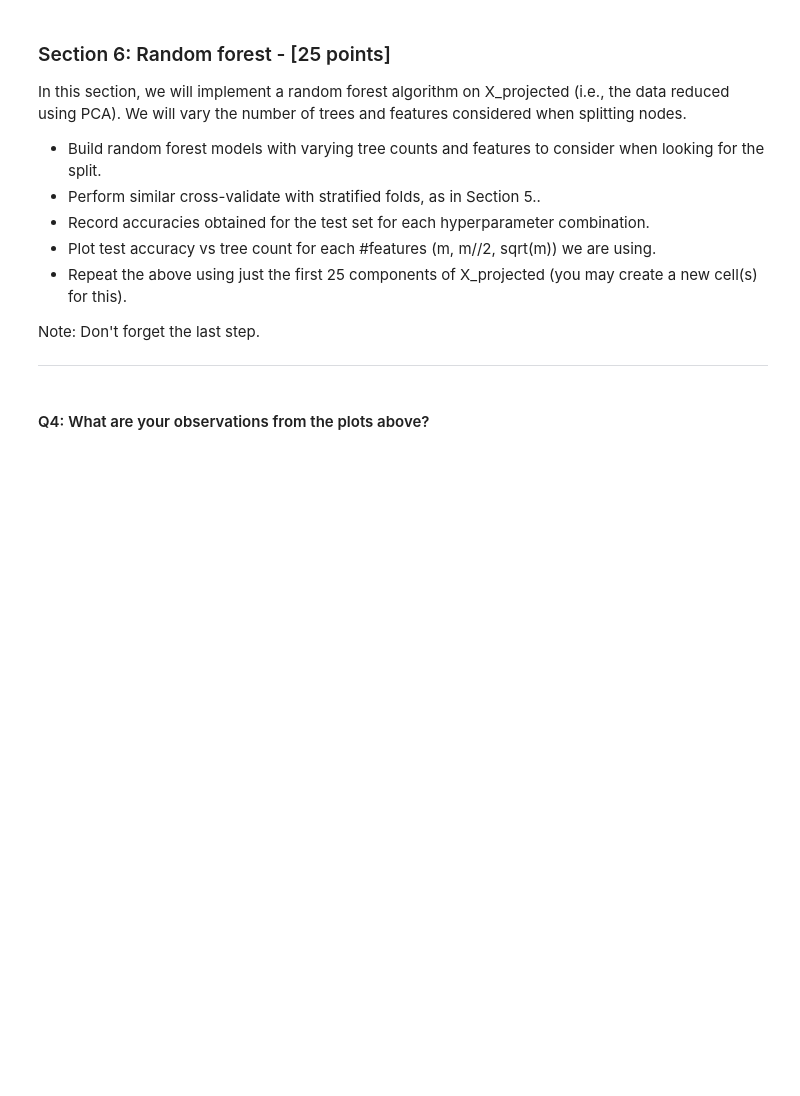
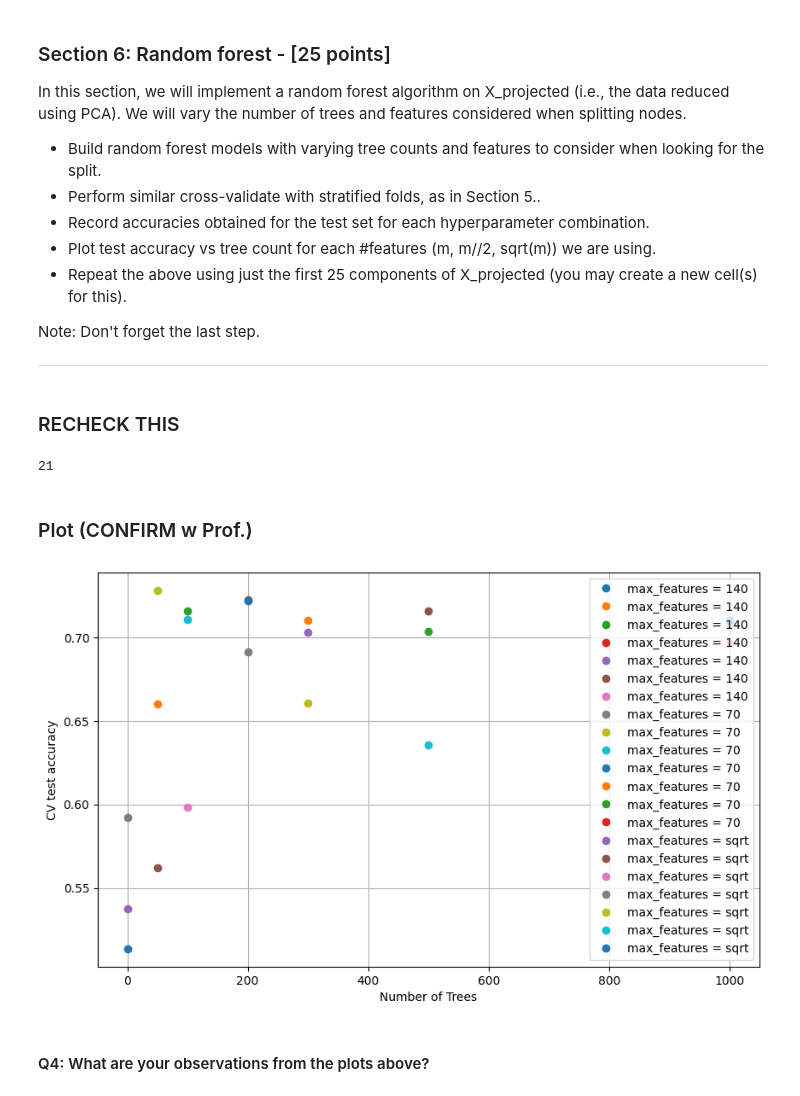
Before and after one commit to ritwickban/Diagnosis_of_AD-PSP, a Jupyter notebook: mp1-omics.ipynb, the cells around one changed output. Cells and saved outputs as stored; diff of their text form; code cells hidden in the pictures; blank space fills up the shorter version.

Commit message:
Random forest done

```diff
--- a/mp1-omics.ipynb
+++ b/mp1-omics.ipynb
@@ -351,24 +353,63 @@ max_features = [ m, m//2, 'sqrt']
 test_accs = []
 
 # Create StratifiedKFold validation
-
+stratK = StratifiedKFold(n_splits=10)
 for features in max_features:
     for tree in num_trees:
         # Instantiate a random forest object. Set max_depth=5.
-
+        RF = RandomForestClassifier(n_estimators=tree, max_depth=5, max_features=features)
         # Perform cross validation
-
+        rf = cross_validate(RF, X_rf, y, cv=stratK, scoring='accuracy')
         # Record the mean of CV test scores
+        test_accs.append(np.mean(rf['test_score']))
+# %% [markdown]
+### RECHECK THIS
+# %%
+# Recheck this part
+X_rf_25 = X_projected[0:25]
+y_25 = y[0:25]
+num_trees_25 = [1, 50, 100, 200, 300, 500, 1000]
+m_25 =  X_rf_25.shape[1]
+max_features_25 = [ m, m//2, 'sqrt']
+test_accs_25 = []
+
+# Create StratifiedKFold validation
+stratK = StratifiedKFold(n_splits=10)
+for features in max_features:
+    for tree in num_trees:
+        # Instantiate a random forest object. Set max_depth=5.
+        RF = RandomForestClassifier(n_estimators=tree, max_depth=5, max_features=features)
+        # Perform cross validation
+        rf_25 = cross_validate(RF, X_rf_25, y_25, cv=stratK, scoring='accuracy')
+        # Record the mean of CV test scores
+        test_accs_25.append(np.mean(rf_25['test_score']))
+# %%
+len(test_accs)
+# %% [output]
+21
+# %% [markdown]
+### Plot (CONFIRM w Prof.)
 # %%
 # Plot CV test accuracy vs number of trees
-
+plt.figure(figsize=(10, 6))
 plt.xlabel('Number of Trees')
 plt.ylabel('CV test accuracy')
+k=0
 for i, max_feat in enumerate(max_features):
-    plt.plot(num_trees, ??? , label="max_features = "+str(max_feat))
+    for j, tree in enumerate(num_trees):
+        #print(f"i:{i} j:{j}")
 
-plt.legend(loc="lower right")
+        #print(i*len(num_trees)+j)
+        #print(k)
+        plt.plot(tree, test_accs[k], 'o', label="max_features = "+str(max_feat))
+        k+=1
+        #plt.plot(tree, test_accs[i], label="max_features = "+str(max_feat))
+        #plt.plot(tree, test_accs[j], 'o', label="max_features = "+str(max_features[0]))
+plt.legend()
+plt.grid()
 plt.show()
+# %% [output]
+[figure, added]
 # %% [markdown]
 #### Q4: What are your observations from the plots above?
 # %% [markdown]
```
Also changed, not shown: parts of 1 cell of this notebook.
